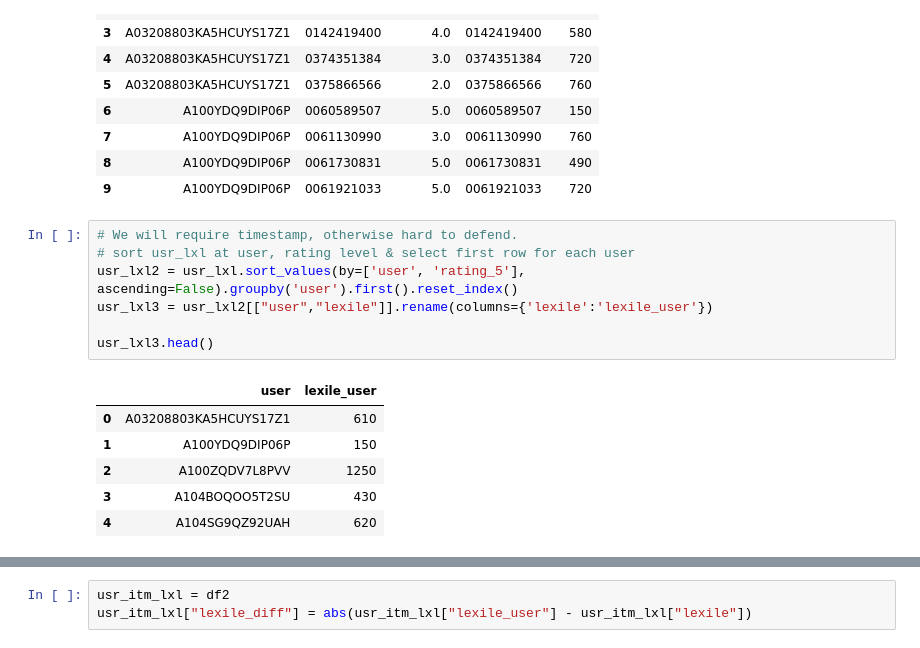
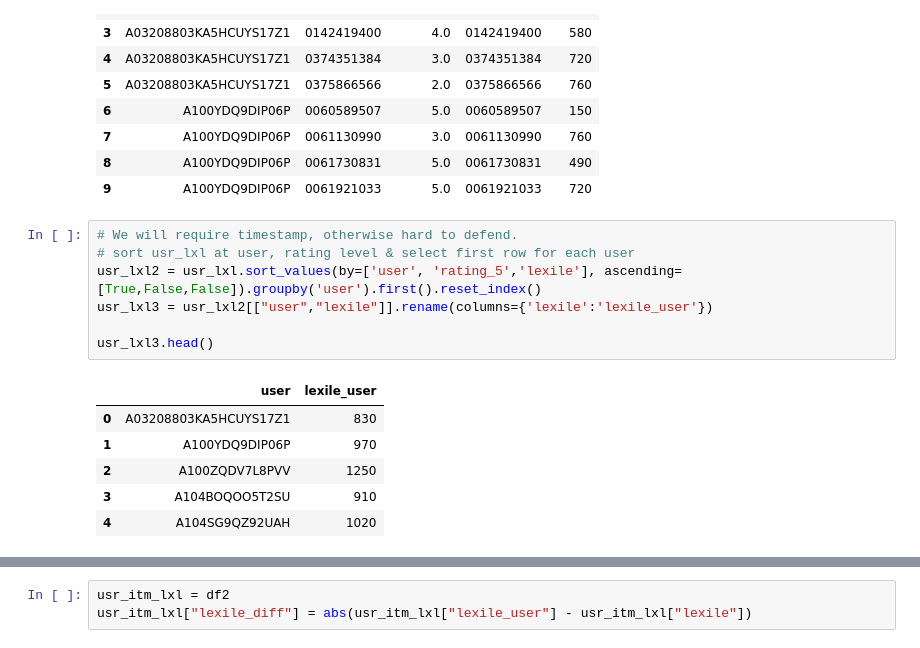
Before and after one commit to ankur-rc/blyton-book_recommender, a Jupyter notebook: code/data.engg/storing_sql_db.ipynb, the cells around one changed output, grey strips where cells are left out. Cells and saved outputs as stored; diff of their text form.

```diff
--- a/code/data.engg/storing_sql_db.ipynb
+++ b/code/data.engg/storing_sql_db.ipynb
@@ -102,17 +97,17 @@ usr_lxl.head(10)
 # %%
 # We will require timestamp, otherwise hard to defend.
 # sort usr_lxl at user, rating level & select first row for each user
-usr_lxl2 = usr_lxl.sort_values(by=['user', 'rating_5'], ascending=False).groupby('user').first().reset_index()
+usr_lxl2 = usr_lxl.sort_values(by=['user', 'rating_5','lexile'], ascending=[True,False,False]).groupby('user').first().reset_index()
 usr_lxl3 = usr_lxl2[["user","lexile"]].rename(columns={'lexile':'lexile_user'})
 
 usr_lxl3.head()
 # %% [output]
 |  | user | lexile_user |
-| 0 | A03208803KA5HCUYS17Z1 | 610 |
-| 1 | A100YDQ9DIP06P | 150 |
+| 0 | A03208803KA5HCUYS17Z1 | 830 |
+| 1 | A100YDQ9DIP06P | 970 |
 | 2 | A100ZQDV7L8PVV | 1250 |
-| 3 | A104BOQOO5T2SU | 430 |
-| 4 | A104SG9QZ92UAH | 620 |
+| 3 | A104BOQOO5T2SU | 910 |
+| 4 | A104SG9QZ92UAH | 1020 |
 # %%
 # merge user lexile ratings with predictions data & join lexile ratings of books
 df2 = df.merge(usr_lxl3, how='left', left_on='user_id', right_on='user').drop('user',axis=1)\
```
Also changed, not shown: parts of 23 cells of this notebook, 2 other files.
